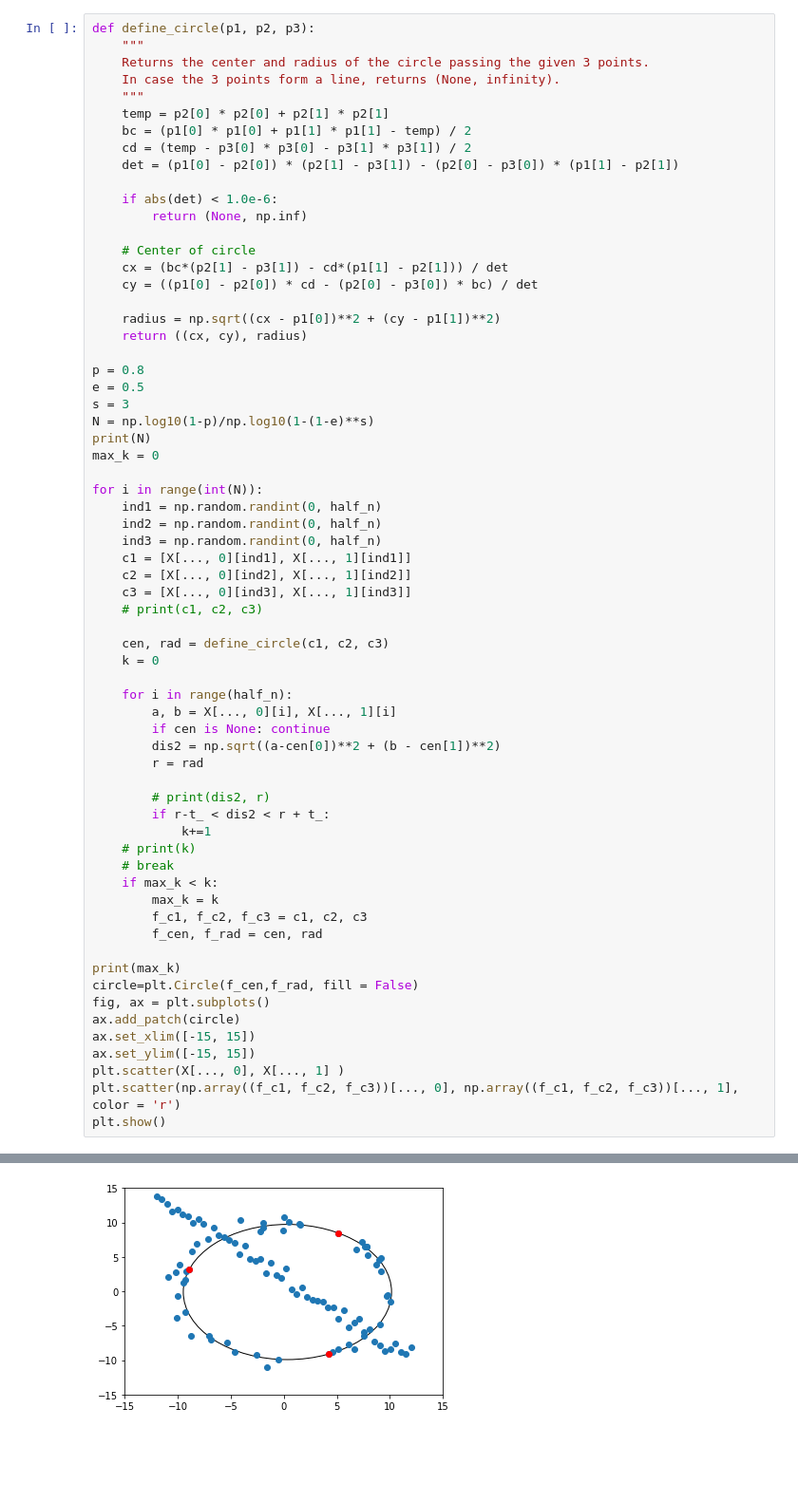
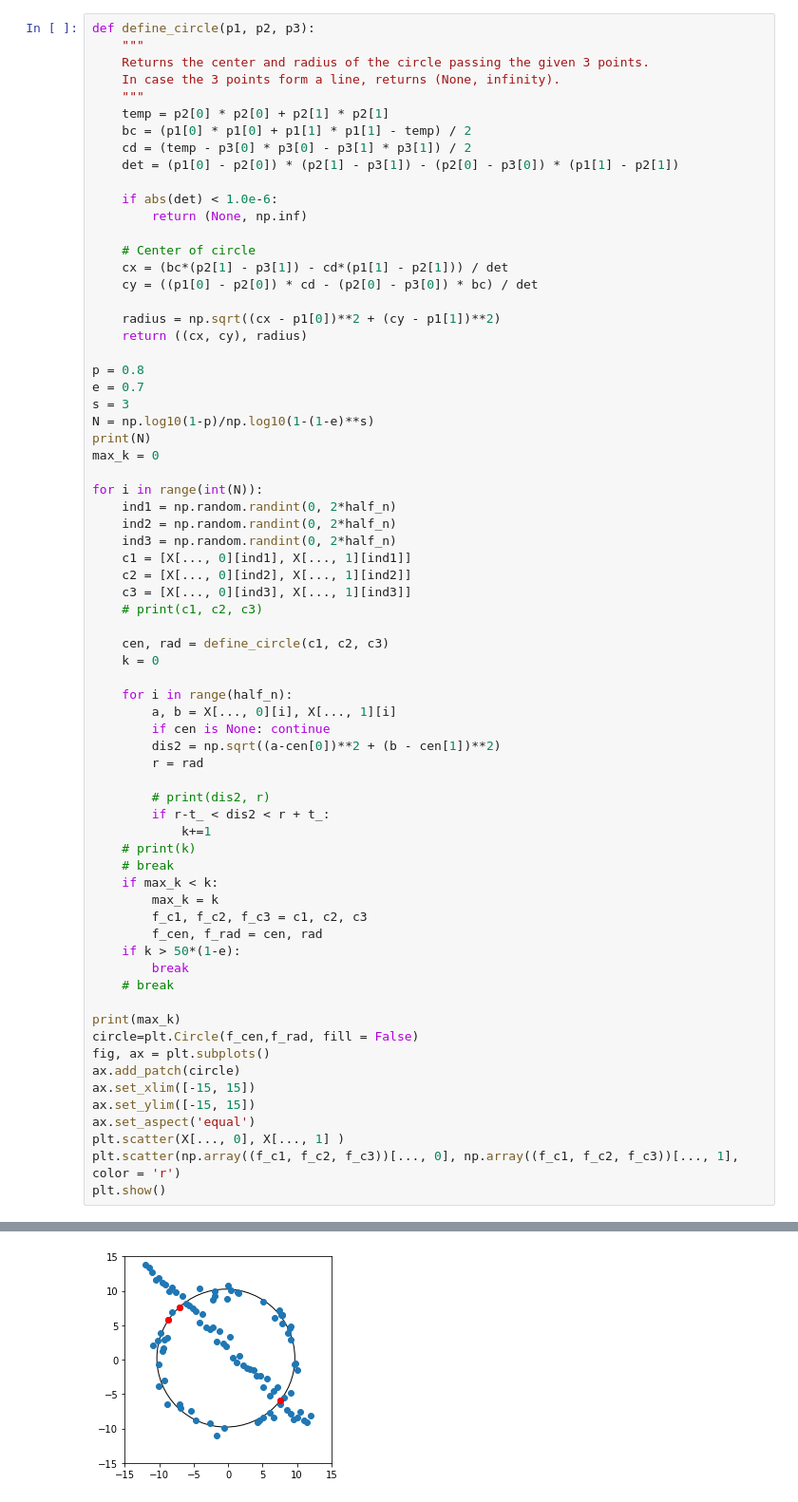
Before and after one commit to Thilanka1999/Computer-Vision-and-Image-Processing, a Jupyter notebook: assignment 2/190691B_a02.ipynb, the cells around one changed output, grey strips where cells are left out. Shown at 95% size. Drawn from its saved outputs; the diff is of its cells as text; blank space fills up the shorter version.

```diff
--- a/assignment 2/190691B_a02.ipynb
+++ b/assignment 2/190691B_a02.ipynb
@@ -57,16 +55,16 @@ def define_circle(p1, p2, p3):
     return ((cx, cy), radius)
 
 p = 0.8
-e = 0.5
+e = 0.7
 s = 3
 N = np.log10(1-p)/np.log10(1-(1-e)**s)
 print(N)
 max_k = 0
 
 for i in range(int(N)):
-    ind1 = np.random.randint(0, half_n)
-    ind2 = np.random.randint(0, half_n)
-    ind3 = np.random.randint(0, half_n)
+    ind1 = np.random.randint(0, 2*half_n)
+    ind2 = np.random.randint(0, 2*half_n)
+    ind3 = np.random.randint(0, 2*half_n)
     c1 = [X[..., 0][ind1], X[..., 1][ind1]]
     c2 = [X[..., 0][ind2], X[..., 1][ind2]]
     c3 = [X[..., 0][ind3], X[..., 1][ind3]]
@@ -90,6 +88,9 @@ for i in range(int(N)):
         max_k = k
         f_c1, f_c2, f_c3 = c1, c2, c3
         f_cen, f_rad = cen, rad
+    if k > 50*(1-e):
+        break
+    # break
 
 print(max_k)
 circle=plt.Circle(f_cen,f_rad, fill = False)
@@ -97,6 +98,7 @@ fig, ax = plt.subplots()
 ax.add_patch(circle)
 ax.set_xlim([-15, 15])
 ax.set_ylim([-15, 15])
+ax.set_aspect('equal')
 plt.scatter(X[..., 0], X[..., 1] )
 plt.scatter(np.array((f_c1, f_c2, f_c3))[..., 0], np.array((f_c1, f_c2, f_c3))[..., 1], color = 'r')
 plt.show()
@@ -105,2 +107,2 @@ plt.show()
 50
-[figure, old version]
+[figure, new version]
```
Also changed, not shown: parts of 4 cells of this notebook.
